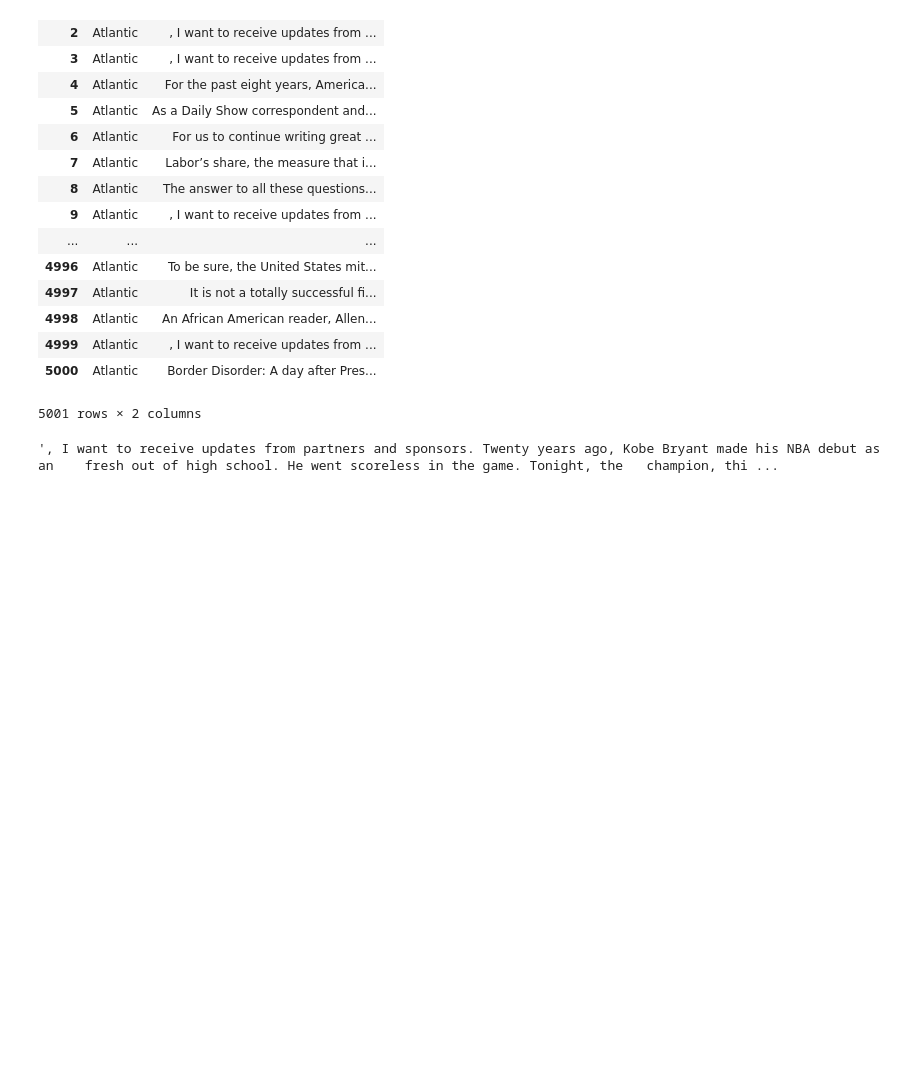
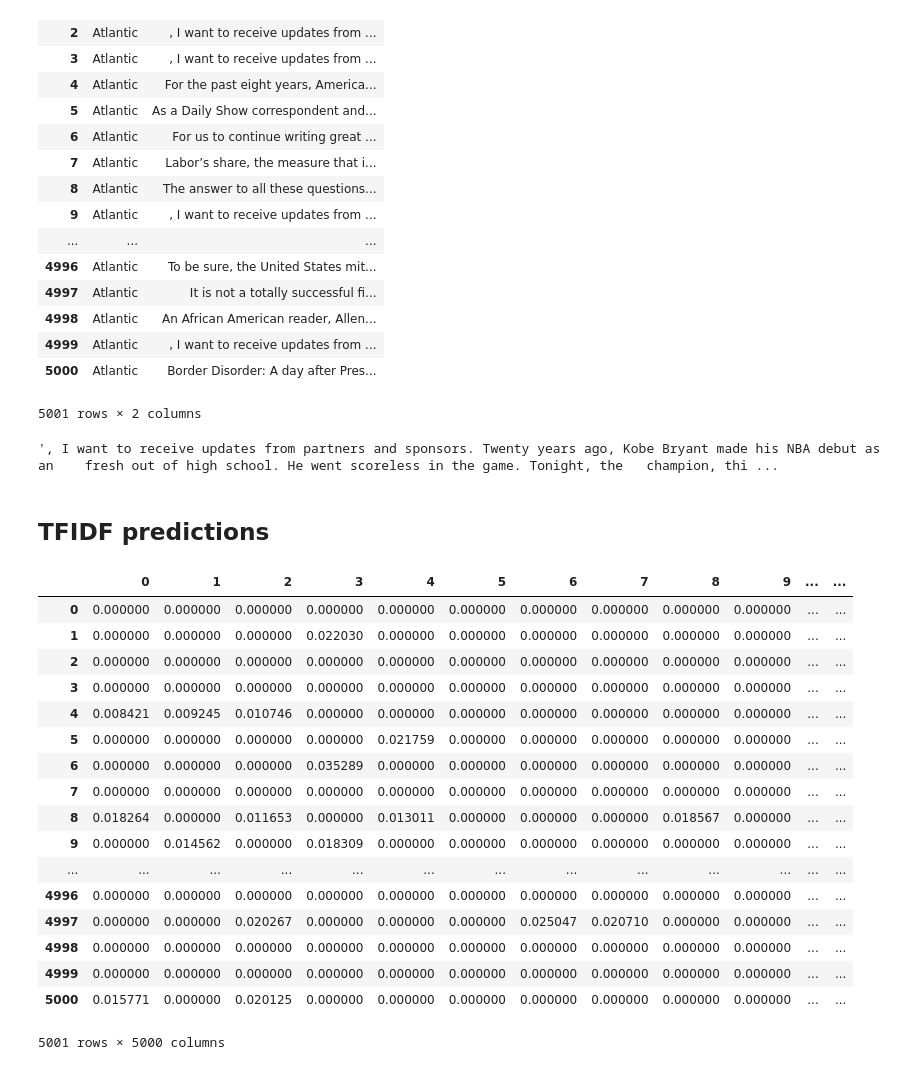
Before and after one commit to WarmCyan/perspective-mining-research, a Jupyter notebook: notebooks/Source Prediction 2.ipynb, the cells around one changed output. Drawn from its saved outputs; the diff is of its cells as text; code cells hidden in the pictures; blank space fills up the shorter version.

Commit message:
Fixed tfidfify using way too many features

```diff
--- a/notebooks/Source Prediction 2.ipynb
+++ b/notebooks/Source Prediction 2.ipynb
@@ -30,3 +30,30 @@ articles
 articles.iloc[4979].text
 # %% [output]
 ', I want to receive updates from partners and sponsors. Twenty years ago, Kobe Bryant made his NBA debut as an    fresh out of high school. He went scoreless in the game. Tonight, the   champion, thi ...
+# %% [markdown]
+## TFIDF predictions
+# %%
+import pandas as pd
+#with open("../data/cache/testsentimentanalysis_partial/tfidif.json") as in_file:
+    #tfidf_vectors = json.load(in_file)
+tfidf_df = pd.read_json("../data/cache/testsentimentanalysis_partial/tfidif.json")
+tfidf_df
+# %% [output]
+|  | 0 | 1 | 2 | 3 | 4 | 5 | 6 | 7 | 8 | 9 | ... | ... |
+| 0 | 0.000000 | 0.000000 | 0.000000 | 0.000000 | 0.000000 | 0.000000 | 0.000000 | 0.000000 | 0.000000 | 0.000000 | ... | ... |
+| 1 | 0.000000 | 0.000000 | 0.000000 | 0.022030 | 0.000000 | 0.000000 | 0.000000 | 0.000000 | 0.000000 | 0.000000 | ... | ... |
+| 2 | 0.000000 | 0.000000 | 0.000000 | 0.000000 | 0.000000 | 0.000000 | 0.000000 | 0.000000 | 0.000000 | 0.000000 | ... | ... |
+| 3 | 0.000000 | 0.000000 | 0.000000 | 0.000000 | 0.000000 | 0.000000 | 0.000000 | 0.000000 | 0.000000 | 0.000000 | ... | ... |
+| 4 | 0.008421 | 0.009245 | 0.010746 | 0.000000 | 0.000000 | 0.000000 | 0.000000 | 0.000000 | 0.000000 | 0.000000 | ... | ... |
+| 5 | 0.000000 | 0.000000 | 0.000000 | 0.000000 | 0.021759 | 0.000000 | 0.000000 | 0.000000 | 0.000000 | 0.000000 | ... | ... |
+| 6 | 0.000000 | 0.000000 | 0.000000 | 0.035289 | 0.000000 | 0.000000 | 0.000000 | 0.000000 | 0.000000 | 0.000000 | ... | ... |
+| 7 | 0.000000 | 0.000000 | 0.000000 | 0.000000 | 0.000000 | 0.000000 | 0.000000 | 0.000000 | 0.000000 | 0.000000 | ... | ... |
+| 8 | 0.018264 | 0.000000 | 0.011653 | 0.000000 | 0.013011 | 0.000000 | 0.000000 | 0.000000 | 0.018567 | 0.000000 | ... | ... |
+| 9 | 0.000000 | 0.014562 | 0.000000 | 0.018309 | 0.000000 | 0.000000 | 0.000000 | 0.000000 | 0.000000 | 0.000000 | ... | ... |
+| ... | ... | ... | ... | ... | ... | ... | ... | ... | ... | ... | ... | ... |
+| 4996 | 0.000000 | 0.000000 | 0.000000 | 0.000000 | 0.000000 | 0.000000 | 0.000000 | 0.000000 | 0.000000 | 0.000000 | ... | ... |
+| 4997 | 0.000000 | 0.000000 | 0.020267 | 0.000000 | 0.000000 | 0.000000 | 0.025047 | 0.020710 | 0.000000 | 0.000000 | ... | ... |
+| 4998 | 0.000000 | 0.000000 | 0.000000 | 0.000000 | 0.000000 | 0.000000 | 0.000000 | 0.000000 | 0.000000 | 0.000000 | ... | ... |
+| 4999 | 0.000000 | 0.000000 | 0.000000 | 0.000000 | 0.000000 | 0.000000 | 0.000000 | 0.000000 | 0.000000 | 0.000000 | ... | ... |
+| 5000 | 0.015771 | 0.000000 | 0.020125 | 0.000000 | 0.000000 | 0.000000 | 0.000000 | 0.000000 | 0.000000 | 0.000000 | ... | ... |
+5001 rows × 5000 columns
```
Also changed, not shown: parts of 1 cell of this notebook, 4 other files.
